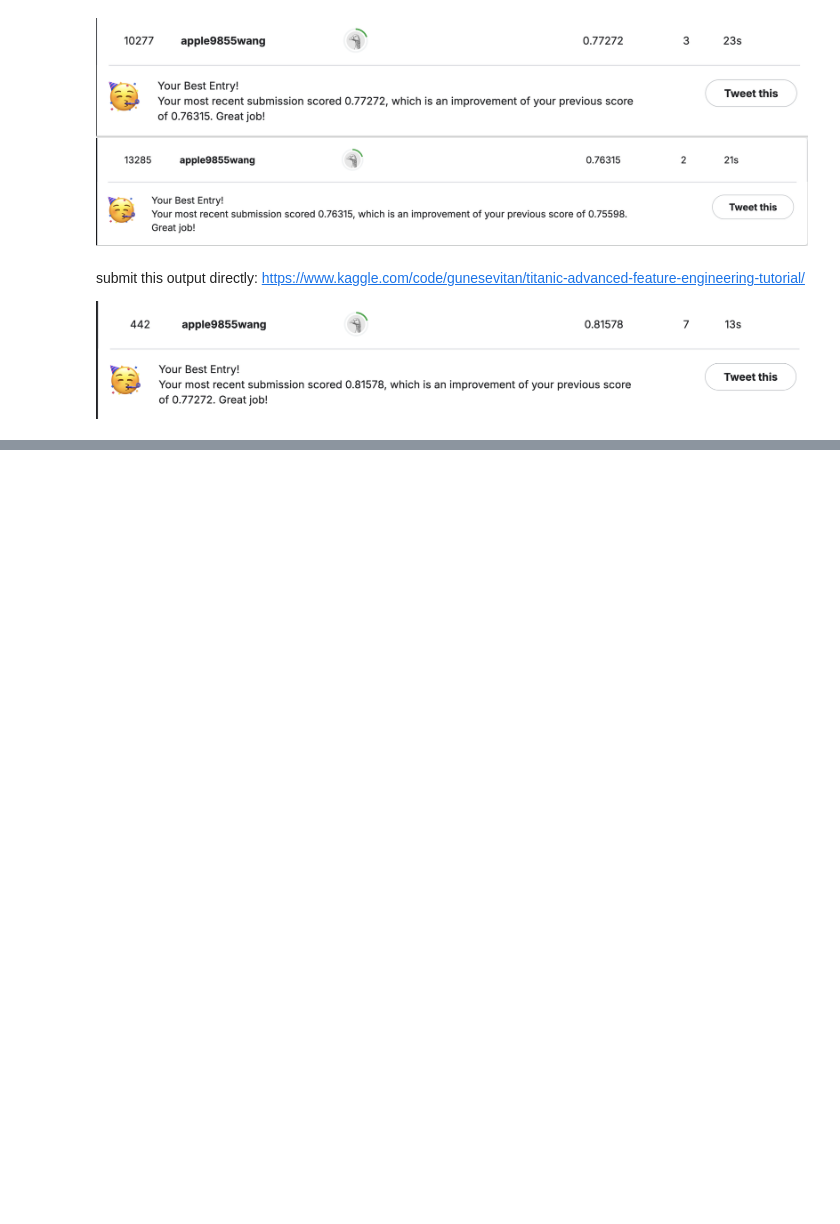
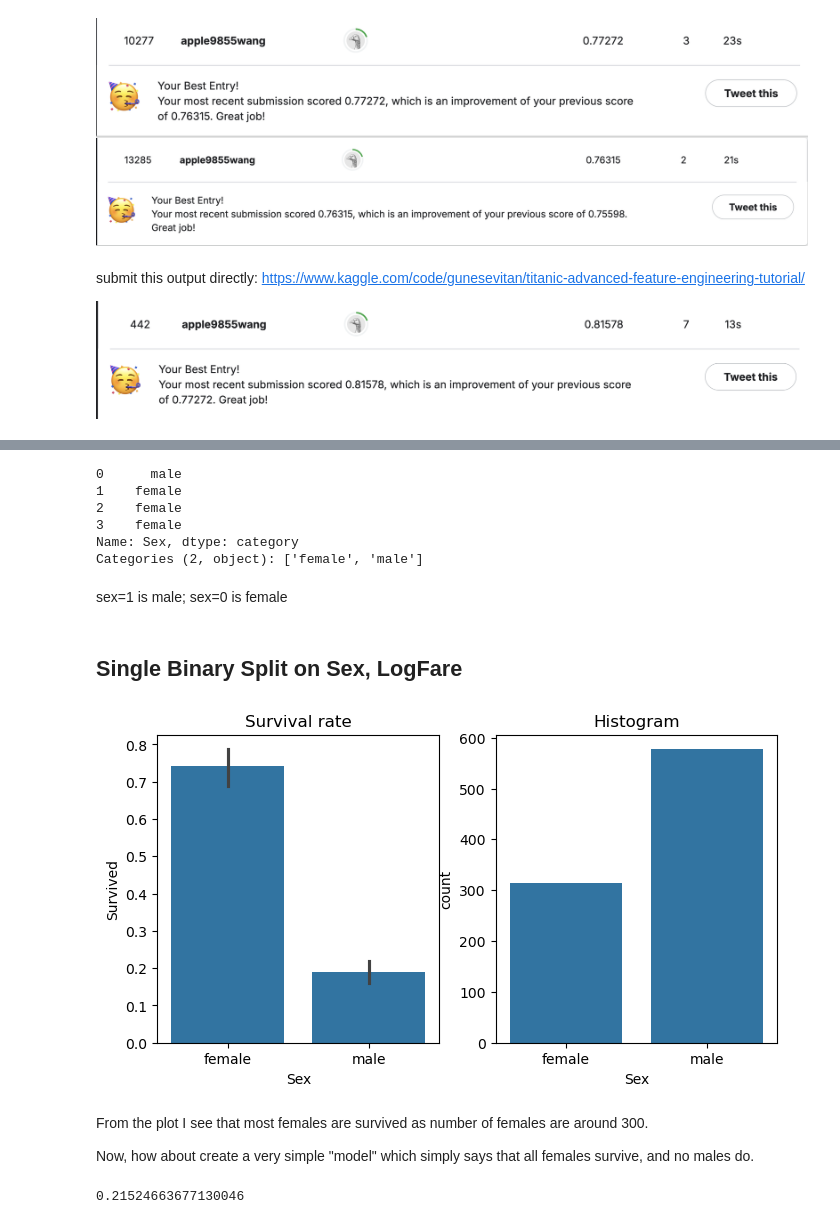
Before and after one commit to apple9855/my-DL-practice-projects, a Jupyter notebook: 004_Linear_model.ipynb, the cells around one changed output, grey strips where cells are left out. Saved outputs shown, nothing was run; the diff lists cells and outputs as text; code cells hidden in the pictures; blank space fills up the shorter version.

```diff
--- a/004_Linear_model.ipynb
+++ b/004_Linear_model.ipynb
@@ -729,0 +741,4 @@ https://www.kaggle.com/code/gunesevitan/titanic-advanced-feature-engineering-tut
+# %%
+df = pd.read_csv(path/'train.csv')
+tst_df = pd.read_csv(path/'test.csv')
+modes = df.mode().iloc[0]
@@ -729,0 +748,4 @@ https://www.kaggle.com/code/gunesevitan/titanic-advanced-feature-engineering-tut
+# %%
+cats=["Sex","Embarked"]
+conts=['Age', 'SibSp', 'Parch', 'LogFare',"Pclass"]
+dep="Survived"
@@ -729,0 +760,11 @@ https://www.kaggle.com/code/gunesevitan/titanic-advanced-feature-engineering-tut
+# %%
+df.Sex.head(4)
+# %% [output]
+0      male
+1    female
+2    female
+3    female
+Name: Sex, dtype: category
+Categories (2, object): ['female', 'male']
+# %% [markdown]
+sex=1 is male; sex=0 is female
@@ -729,0 +786,21 @@ https://www.kaggle.com/code/gunesevitan/titanic-advanced-feature-engineering-tut
+# %% [markdown]
+## Single Binary Split on Sex, LogFare
+# %%
+from fastai.imports import *
+import seaborn as sns
+
+fig,axs = plt.subplots(1,2, figsize=(8,4))
+sns.barplot(data=df, y=dep, x="Sex", ax=axs[0]).set(title="Survival rate")
+sns.countplot(data=df, x="Sex", ax=axs[1]).set(title="Histogram");
+# %% [output]
+[figure, added]
+# %% [markdown]
+From the plot I see that most females are survived as number of females are around 300.
+
+Now, how about create a very simple "model" which simply says that all females survive, and no males do.
+# %%
+from sklearn.metrics import mean_absolute_error
+preds = val_xs.Sex == 0
+mean_absolute_error(val_y, preds)
+# %% [output]
+0.21524663677130046
```
Also changed, not shown: parts of 46 cells of this notebook.
